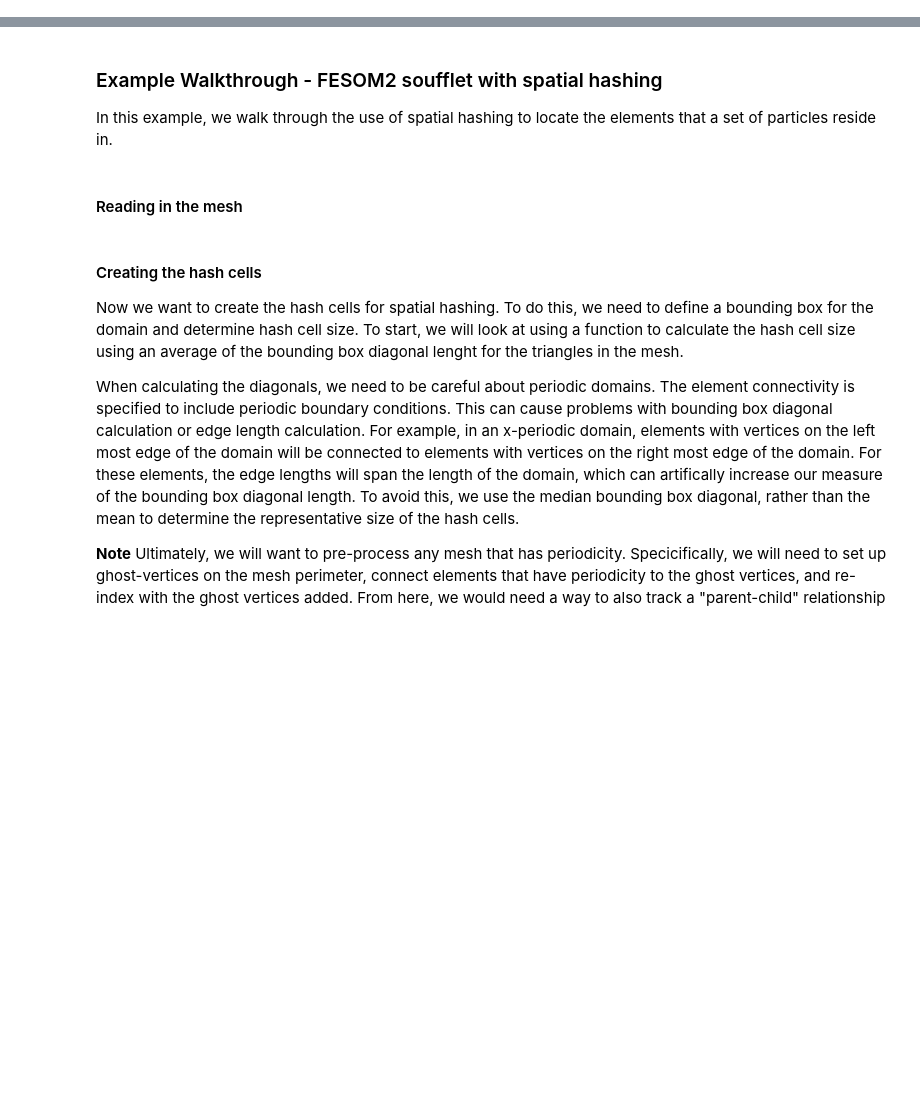
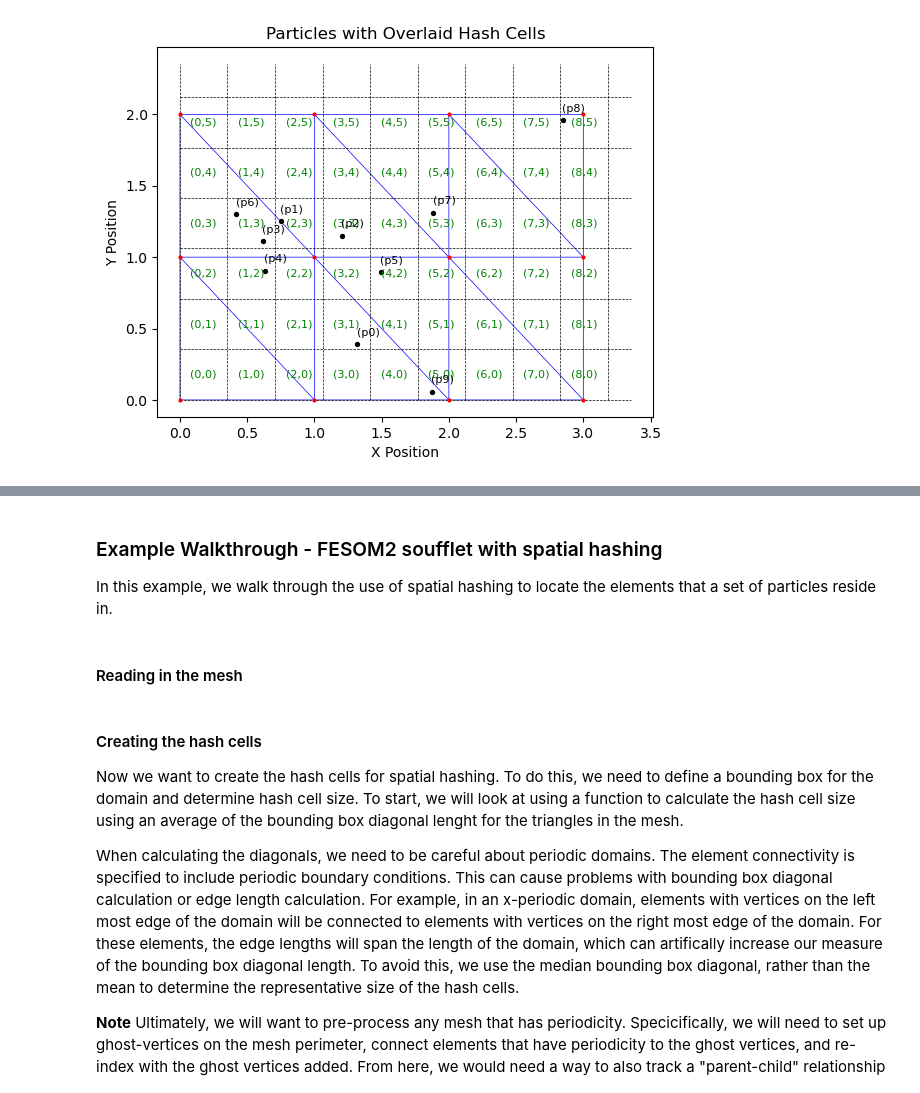
Before and after one commit to ELPHE-WW/unstructured-mesh-parcels-sandbox, a Jupyter notebook: notebooks/Particle-pushing.ipynb, the cells around one changed output, grey strips where cells are left out. Cells and saved outputs as stored; diff of their text form; code cells hidden in the pictures; blank space fills up the shorter version.

```diff
--- a/notebooks/Particle-pushing.ipynb
+++ b/notebooks/Particle-pushing.ipynb
@@ -232,0 +466,7 @@ Selecting the right hash cell size will involve some tuning specific to your mes
+# %%
+num_particles = 10
+xp = np.zeros(num_particles)
+yp = np.zeros(num_particles)
+for k in range(num_particles):
+    xp[k] = np.random.uniform(x_min, x_max)
+    yp[k] = np.random.uniform(y_min, y_max)
@@ -232,0 +475,73 @@ Selecting the right hash cell size will involve some tuning specific to your mes
+# %%
+def plot_particles_with_mesh_and_hash_cells(vertices, elements, xp, yp, cell_size, plot_hash_cells=True, annotate_hash_cells=False, annotate_elements=False, annotate_particles=False):
+    """
+    Plots the particles with the unstructured mesh and hash cells.
+
+    Parameters:
+    - vertices (np.ndarray): Array of vertex coordinates of shape (n_vertices, 2).
+    - elements (np.ndarray): Array of element-to-vertex connectivity, where each row contains 3 indices into the vertices array.
+    - xp (np.ndarray): Array of x component of the particle positions (length = np)
+    - yp (np.ndarray): Array of y component of the particle positions (length = np)
+    - cell_size (float): The size of each hash cell (assumed square, with width and height equal to cell_size).
+    """
+    import matplotlib.pyplot as plt
+    import numpy as np
+    import matplotlib.tri as tri
+
+    # Create a matplotlib Triangulation object for the mesh
+    mesh = tri.Triangulation(vertices[:, 0], vertices[:, 1], elements)
+
+    # Plot the mesh
+    plt.figure()
+    plt.triplot(mesh, color='blue', lw=0.5)
+    plt.scatter(vertices[:, 0], vertices[:, 1], color='red', zorder=5, s=4)
+    plt.scatter(xp, yp, color='k', zorder=5, s=8)
+
+    # Get the bounds of the mesh
+    x_min, y_min = np.min(vertices, axis=0)
+    x_max, y_max = np.max(vertices, axis=0)
+
+    if plot_hash_cells :
+        # Generate and plot hash cells
+        x_ticks = np.arange(x_min, x_max + cell_size, cell_size)
+        y_ticks = np.arange(y_min, y_max + cell_size, cell_size)
+
+        # Plot horizontal lines for hash cells
+        for y in y_ticks:
+            plt.plot([x_min, x_max+cell_size], [y, y], color='black', linestyle='--', lw=0.5)
+
+        # Plot vertical lines for hash cells
+        for x in x_ticks:
+            plt.plot([x, x], [y_min, y_max+cell_size], color='black', linestyle='--', lw=0.5)
+
+        if(annotate_hash_cells):
+        # Annotate the hash cells (optional, could be cluttered with dense grids)
+            for i, x in enumerate(x_ticks[:-1]):
+                for j, y in enumerate(y_ticks[:-1]):
+                    plt.text(x + 0.5 * cell_size, y + 0.5 * cell_size, f"({i},{j})",
+                             fontsize=8, color='green', ha='center', va='center', zorder=10)
+    if(annotate_elements):
+        # Loop over each triangle element
+        for triangle_idx, triangle in enumerate(elements):
+            # Get the coordinates of the triangle's vertices
+            triangle_vertices = vertices[triangle]
+            xc = np.mean(triangle_vertices[:,0])
+            yc = np.mean(triangle_vertices[:,1])
+            plt.text(xc, yc, f"({triangle_idx})",
+                         fontsize=8, color='blue', ha='center', va='center', zorder=10)
+
+    if(annotate_particles):
+        for k in range(xp.size):
+            plt.text(xp[k]+0.08, yp[k]+0.08, f"(p{k})",
+                         fontsize=8, color='black', ha='center', va='center', zorder=10)
+
+    plt.xlabel('X Position')
+    plt.ylabel('Y Position')
+    plt.title('Particles with Overlaid Hash Cells')
+    #plt.gca().set_aspect('equal')
+    plt.grid(False)
+    plt.show()
+
+plot_particles_with_mesh_and_hash_cells(vertices,elements,xp,yp,hash_cell_size,annotate_hash_cells=True,annotate_particles=True)
+# %% [output]
+[figure, added]
```
Also changed, not shown: parts of 30 cells of this notebook.
